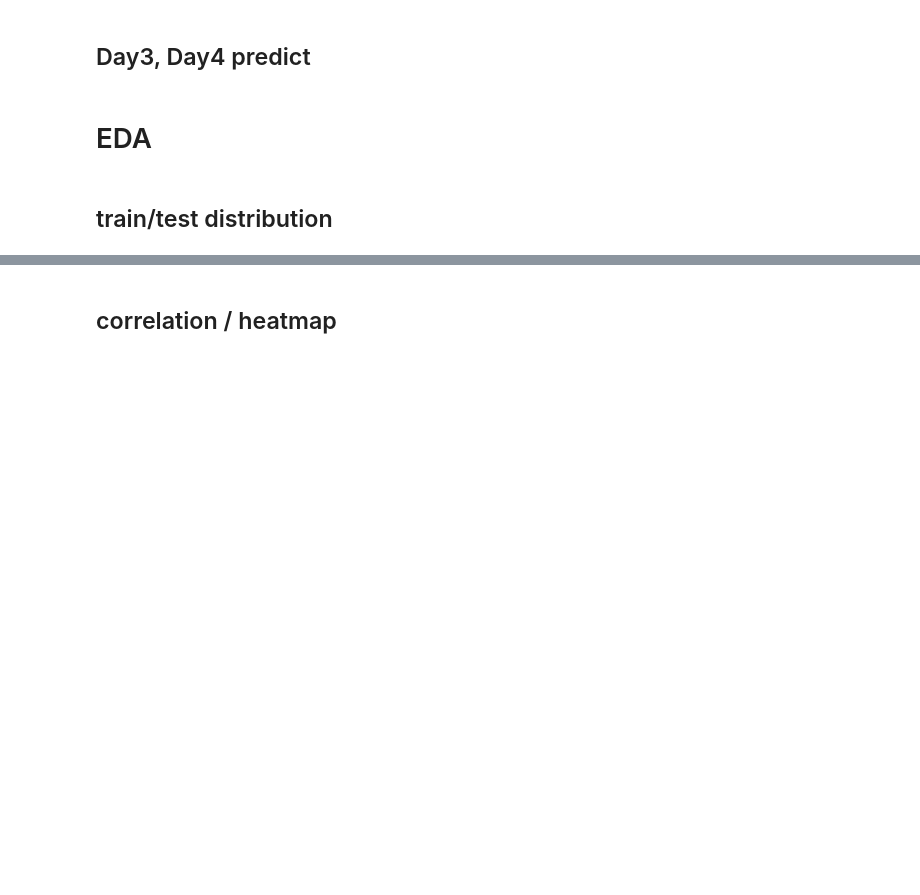
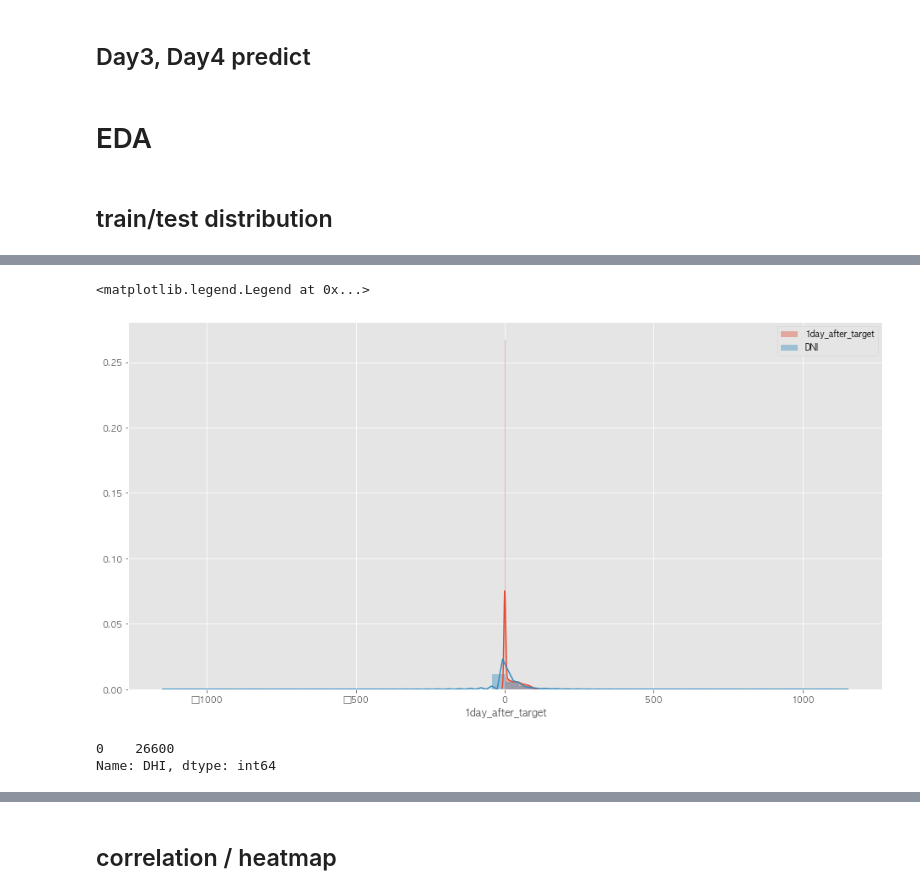
Before and after one commit to minyong-shin/Domestic-competiton, a Jupyter notebook: Competition - 7. 태양광 발전량 예측 AI 경진대회/태양광 발전량 예측 - 예측 데이터셋 구축.ipynb, the cells around one changed output, grey strips where cells are left out. Drawn from its saved outputs; the diff is of its cells as text; code cells hidden in the pictures; blank space fills up the shorter version.

```diff
--- a/Competition - 7. 태양광 발전량 예측 AI 경진대회/태양광 발전량 예측 - 예측 데이터셋 구축.ipynb
+++ b/Competition - 7. 태양광 발전량 예측 AI 경진대회/태양광 발전량 예측 - 예측 데이터셋 구축.ipynb
@@ -203,0 +93,12 @@ df_train_day23 = base_preprocess(train, -96, -144)
+# %%
+sns.distplot(df_train['1day_after_target'], label = '1day_after_target')
+sns.distplot(((df_train['DNI'] + df_train['DHI'])/df_train['T']).replace(np.Inf,0), label = 'DNI')
+plt.legend()
+# %% [output]
+<matplotlib.legend.Legend at 0x...>
+[figure, added]
+# %%
+df_train[df_train['DHI'] == 0]['1day_after_target'].value_counts()
+# %% [output]
+0    26600
+Name: DHI, dtype: int64
```
Also changed, not shown: parts of 37 cells of this notebook, 13 other files.
